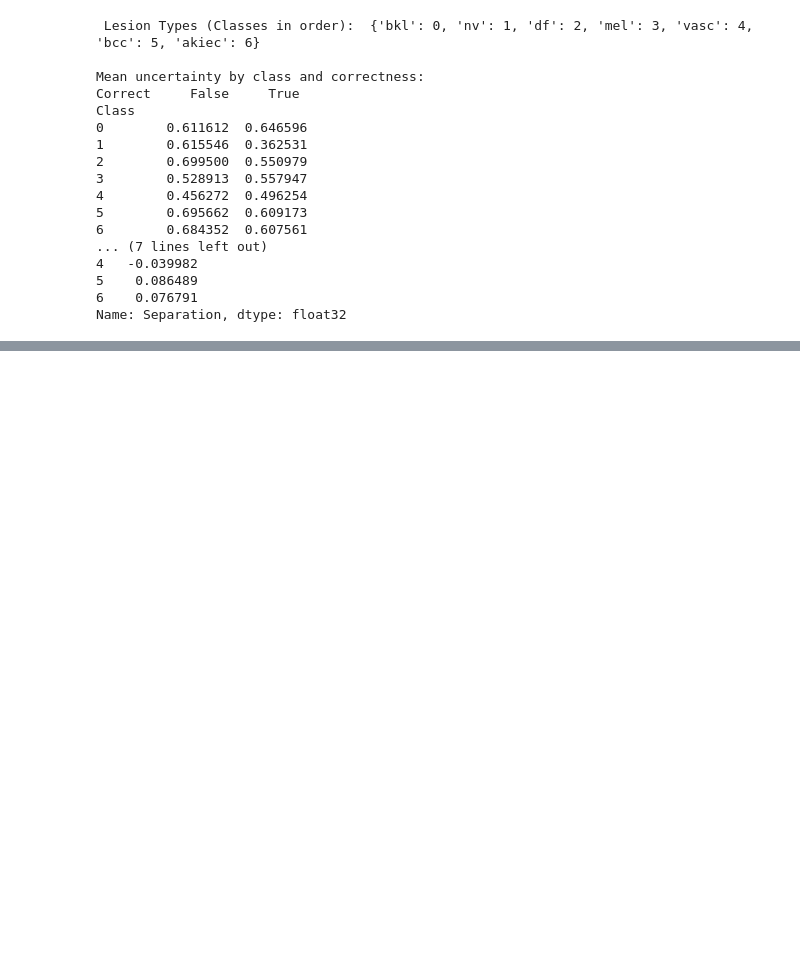
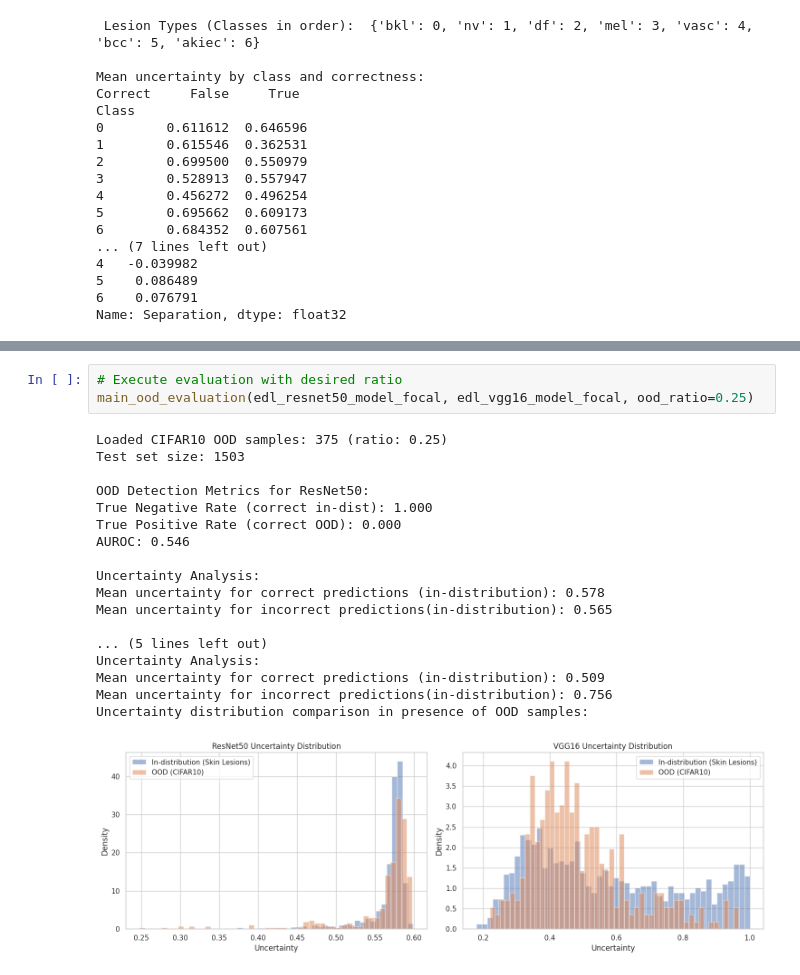
Before and after one commit to Swapnil5101/Aspect-Based-Sentiment-Analysis, a Jupyter notebook: uncertainty-aware-skin-lesion-classification-edl.ipynb, the cells around one changed output, grey strips where cells are left out. Drawn from its saved outputs; the diff is of its cells as text; blank space fills up the shorter version.

```diff
--- a/uncertainty-aware-skin-lesion-classification-edl.ipynb
+++ b/uncertainty-aware-skin-lesion-classification-edl.ipynb
@@ -3076,0 +2891,22 @@ Name: Separation, dtype: float32
+# %%
+# Execute evaluation with desired ratio
+main_ood_evaluation(edl_resnet50_model_focal, edl_vgg16_model_focal, ood_ratio=0.25)
+# %% [output]
+Loaded CIFAR10 OOD samples: 375 (ratio: 0.25)
+Test set size: 1503
+
+OOD Detection Metrics for ResNet50:
+True Negative Rate (correct in-dist): 1.000
+True Positive Rate (correct OOD): 0.000
+AUROC: 0.546
+
+Uncertainty Analysis:
+Mean uncertainty for correct predictions (in-distribution): 0.578
+Mean uncertainty for incorrect predictions(in-distribution): 0.565
+
+... (5 lines left out)
+Uncertainty Analysis:
+Mean uncertainty for correct predictions (in-distribution): 0.509
+Mean uncertainty for incorrect predictions(in-distribution): 0.756
+Uncertainty distribution comparison in presence of OOD samples:
+[figure, added]
```
Also changed, not shown: parts of 53 cells of this notebook.
